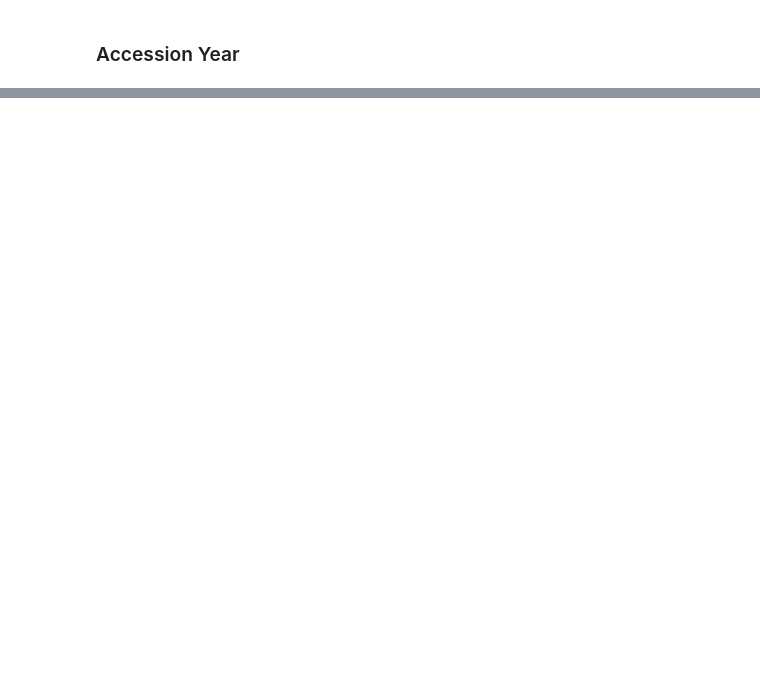
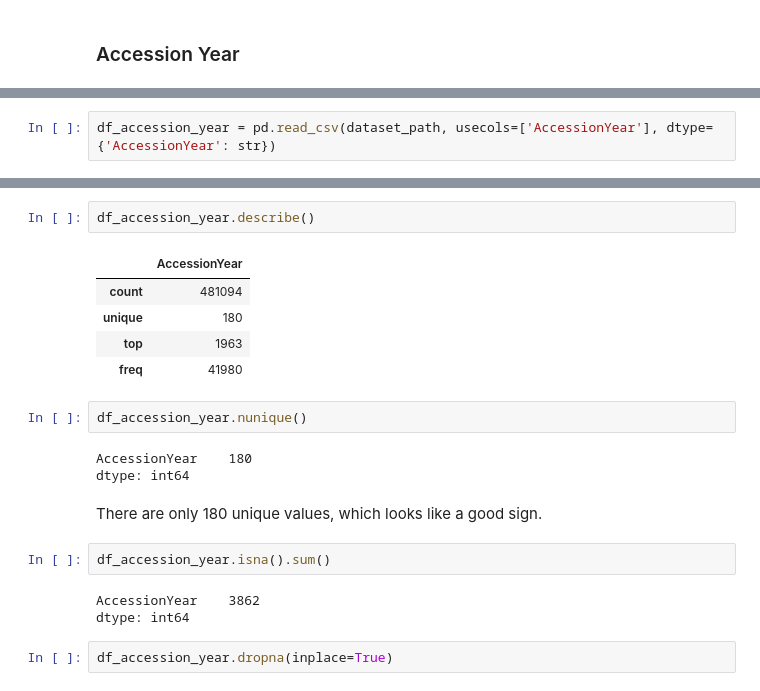
Before and after one commit to nickobard/Data-Preprocessing-Course, a Jupyter notebook: 01/01_homework.ipynb, the cells around one changed output, grey strips where cells are left out. Saved outputs shown, nothing was run; the diff lists cells and outputs as text; blank space fills up the shorter version.

Commit message:
Finish with Accession Year analysis

```diff
--- a/01/01_homework.ipynb
+++ b/01/01_homework.ipynb
@@ -392,0 +412,2 @@ No inconsistencies.
+# %%
+df_accession_year = pd.read_csv(dataset_path, usecols=['AccessionYear'], dtype={'AccessionYear': str})
@@ -392,0 +425,22 @@ No inconsistencies.
+# %%
+df_accession_year.describe()
+# %% [output]
+|  | AccessionYear |
+| count | 481094 |
+| unique | 180 |
+| top | 1963 |
+| freq | 41980 |
+# %%
+df_accession_year.nunique()
+# %% [output]
+AccessionYear    180
+dtype: int64
+# %% [markdown]
+There are only 180 unique values, which looks like a good sign.
+# %%
+df_accession_year.isna().sum()
+# %% [output]
+AccessionYear    3862
+dtype: int64
+# %%
+df_accession_year.dropna(inplace=True)
```
Also changed, not shown: parts of 7 cells of this notebook.
